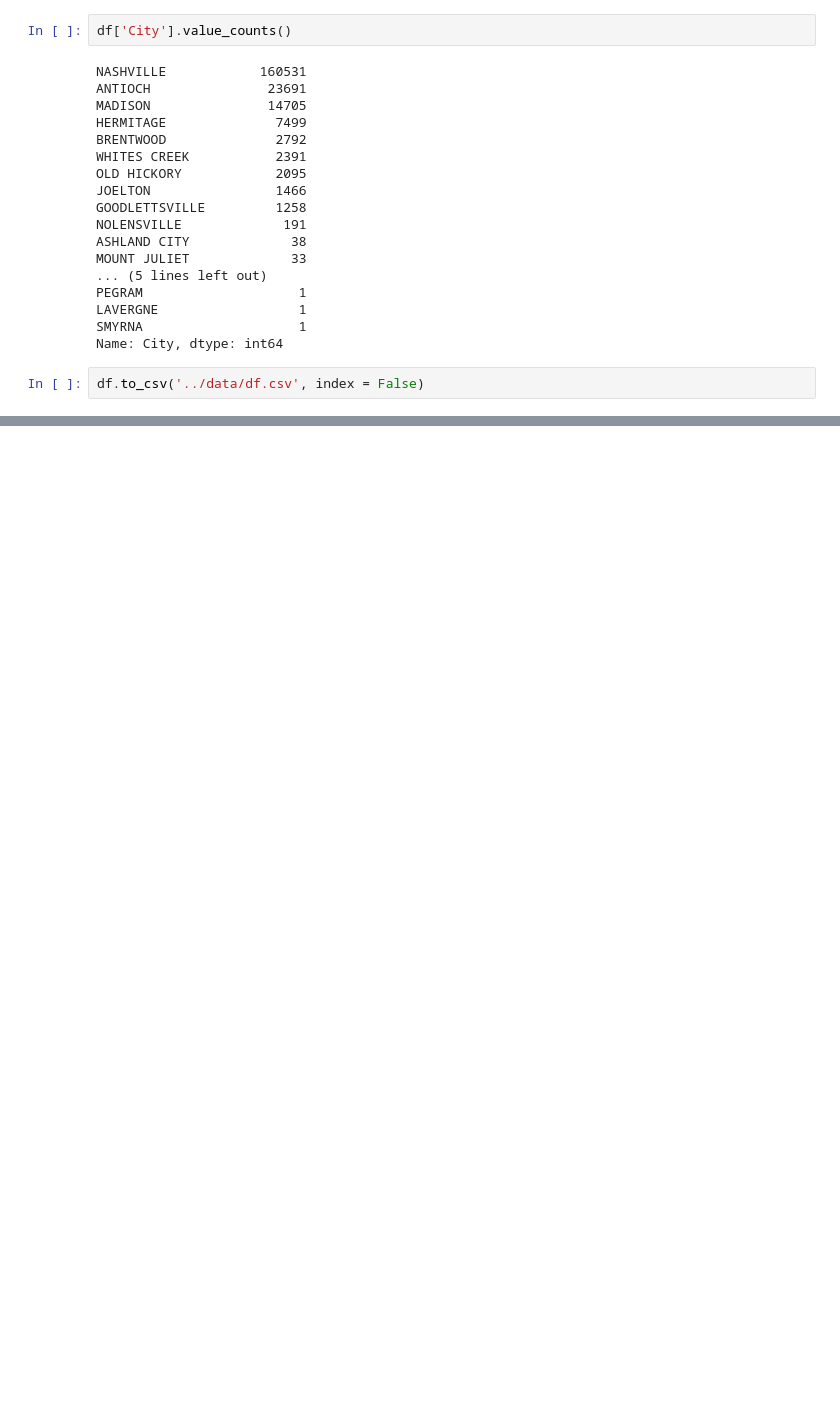
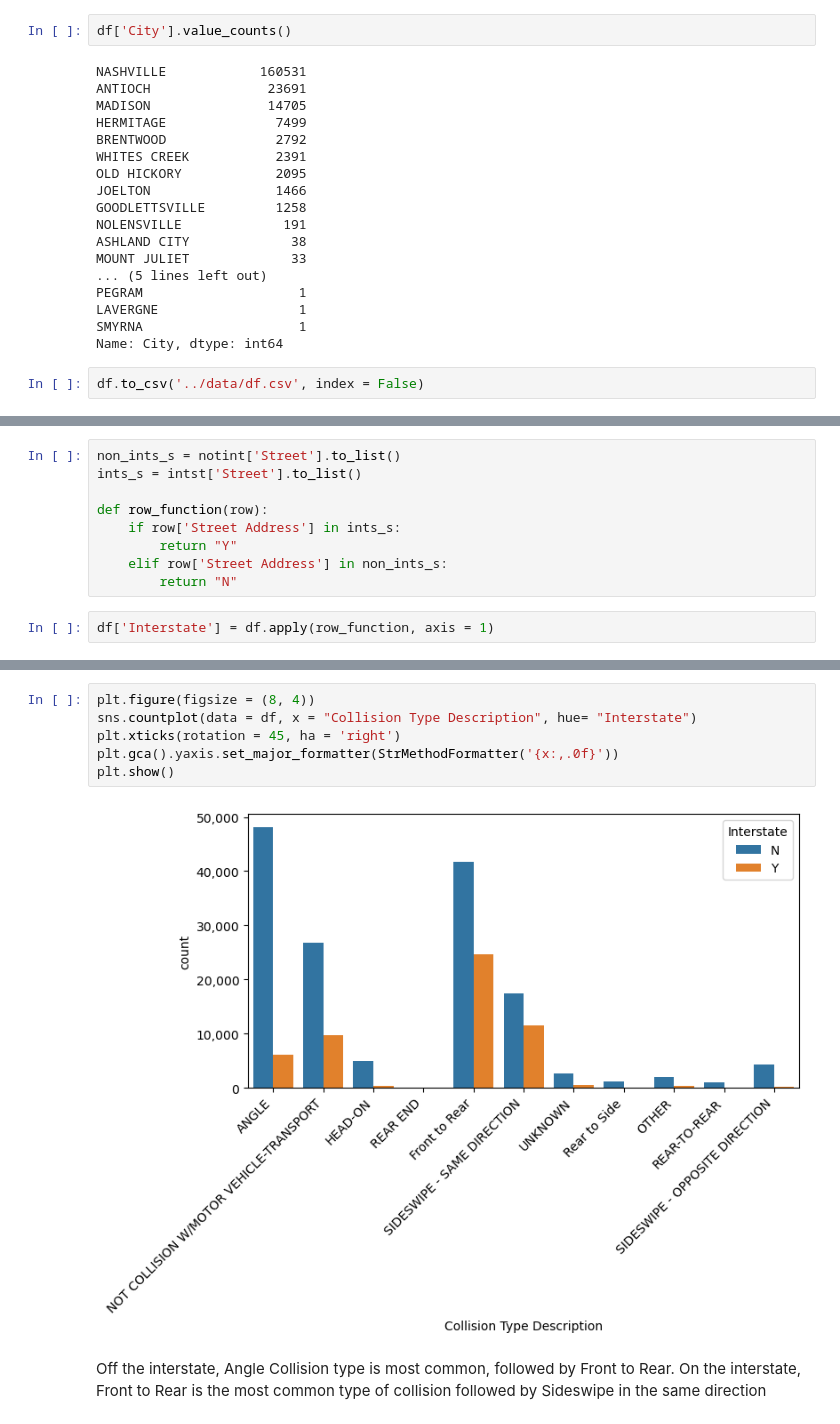
Before and after one commit to essetetsahai/nashville_traffic, a Jupyter notebook: notebooks/traffic_notebook.ipynb, the cells around one changed output, grey strips where cells are left out. Drawn from its saved outputs; the diff is of its cells as text; blank space fills up the shorter version.

Commit message:
Interstate vs Off-Interstate accidents

```diff
--- a/notebooks/traffic_notebook.ipynb
+++ b/notebooks/traffic_notebook.ipynb
@@ -1023,0 +996,11 @@ Name: ct, Length: 30403, dtype: int64
+# %%
+non_ints_s = notint['Street'].to_list()
+ints_s = intst['Street'].to_list()
+
+def row_function(row):
+    if row['Street Address'] in ints_s:
+        return "Y"
+    elif row['Street Address'] in non_ints_s:
+        return "N"
+# %%
+df['Interstate'] = df.apply(row_function, axis = 1)
@@ -1023,0 +1022,10 @@ Name: ct, Length: 30403, dtype: int64
+# %%
+plt.figure(figsize = (8, 4))
+sns.countplot(data = df, x = "Collision Type Description", hue= "Interstate")
+plt.xticks(rotation = 45, ha = 'right')
+plt.gca().yaxis.set_major_formatter(StrMethodFormatter('{x:,.0f}'))
+plt.show()
+# %% [output]
+[figure, added]
+# %% [markdown]
+Off the interstate, Angle Collision type is most common, followed by Front to Rear. On the interstate, Front to Rear is the most common type of collision followed by Sideswipe in the same direction
```
Also changed, not shown: parts of 39 cells of this notebook.
